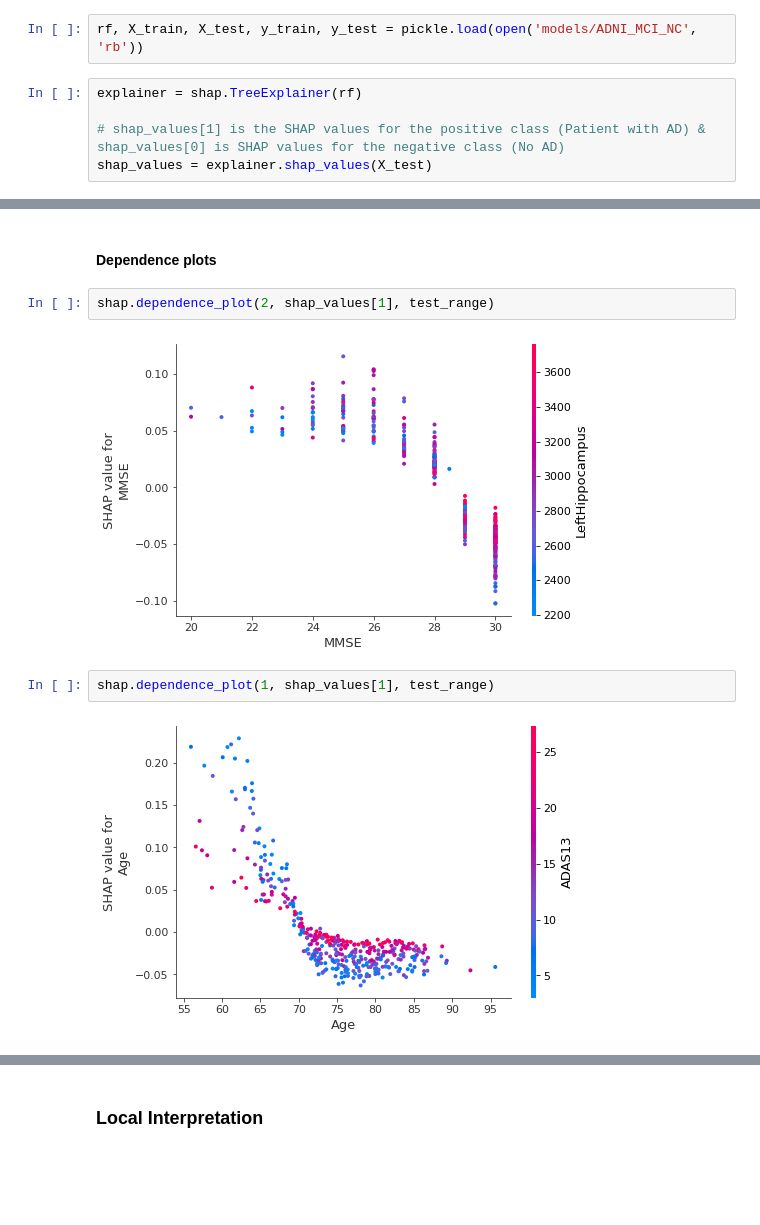
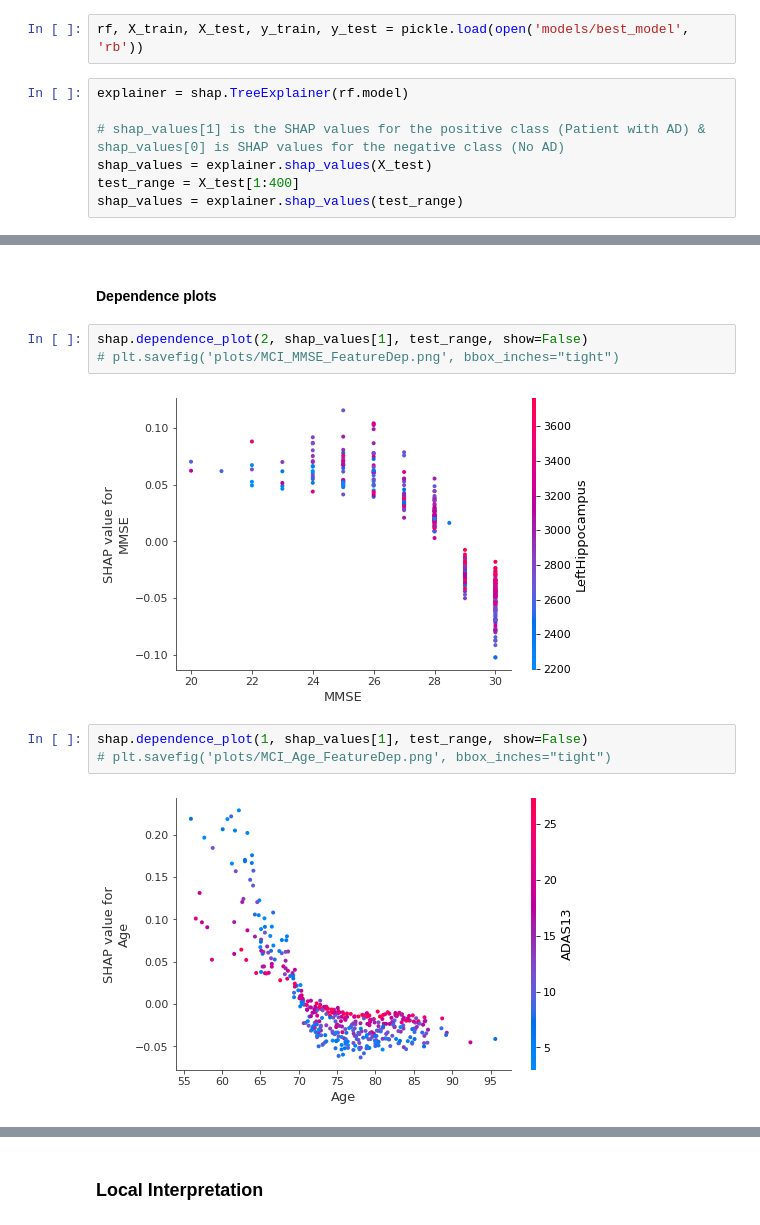
Before and after one commit to umayaaah/xai-for-alzheimer-prediction, a Jupyter notebook: training/MCI_NC/shap-explainer.ipynb, the cells around one changed output, grey strips where cells are left out. Drawn from its saved outputs; the diff is of its cells as text; blank space fills up the shorter version.

```diff
--- a/training/MCI_NC/shap-explainer.ipynb
+++ b/training/MCI_NC/shap-explainer.ipynb
@@ -11,12 +18,14 @@ shap.initjs()
 # %% [markdown]
 ### Load MCI/NC model
 # %%
-rf, X_train, X_test, y_train, y_test = pickle.load(open('models/ADNI_MCI_NC', 'rb'))
+rf, X_train, X_test, y_train, y_test = pickle.load(open('models/best_model', 'rb'))
 # %%
-explainer = shap.TreeExplainer(rf)
+explainer = shap.TreeExplainer(rf.model)
 
 # shap_values[1] is the SHAP values for the positive class (Patient with AD) & shap_values[0] is SHAP values for the negative class (No AD)
 shap_values = explainer.shap_values(X_test)
+test_range = X_test[1:400]
+shap_values = explainer.shap_values(test_range)
 # %% [markdown]
 ### Global Interpretation
 # %%
@@ -40,11 +48,13 @@ shap.summary_plot(shap_interaction_values[1], test_range)
 # %% [markdown]
 #### Dependence plots
 # %%
-shap.dependence_plot(2, shap_values[1], test_range)
+shap.dependence_plot(2, shap_values[1], test_range, show=False)
+# plt.savefig('plots/MCI_MMSE_FeatureDep.png', bbox_inches="tight")
 # %% [output]
-[figure, old version]
+[figure, new version]
 # %%
-shap.dependence_plot(1, shap_values[1], test_range)
+shap.dependence_plot(1, shap_values[1], test_range, show=False)
+# plt.savefig('plots/MCI_Age_FeatureDep.png', bbox_inches="tight")
 # %% [output]
-[figure, old version]
+[figure, new version]
 # %%
```
Also changed, not shown: parts of 6 cells of this notebook, 8 other files.
